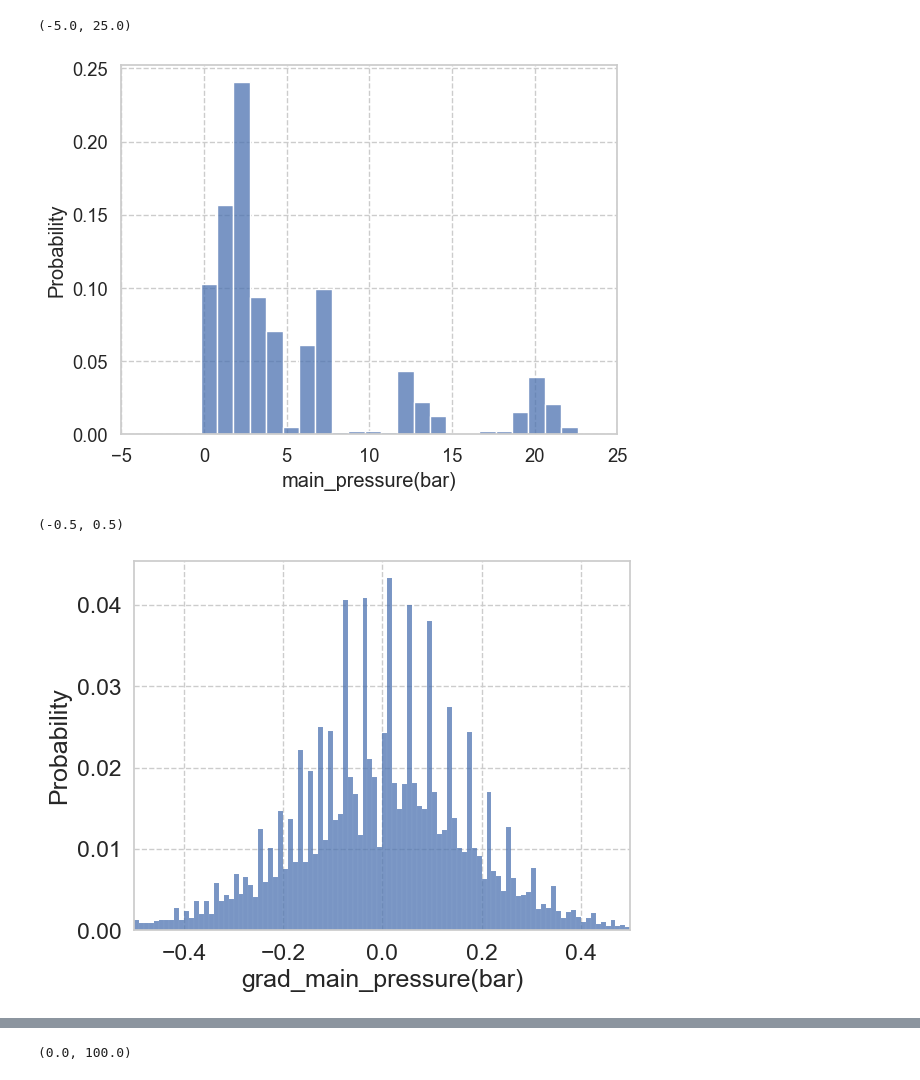
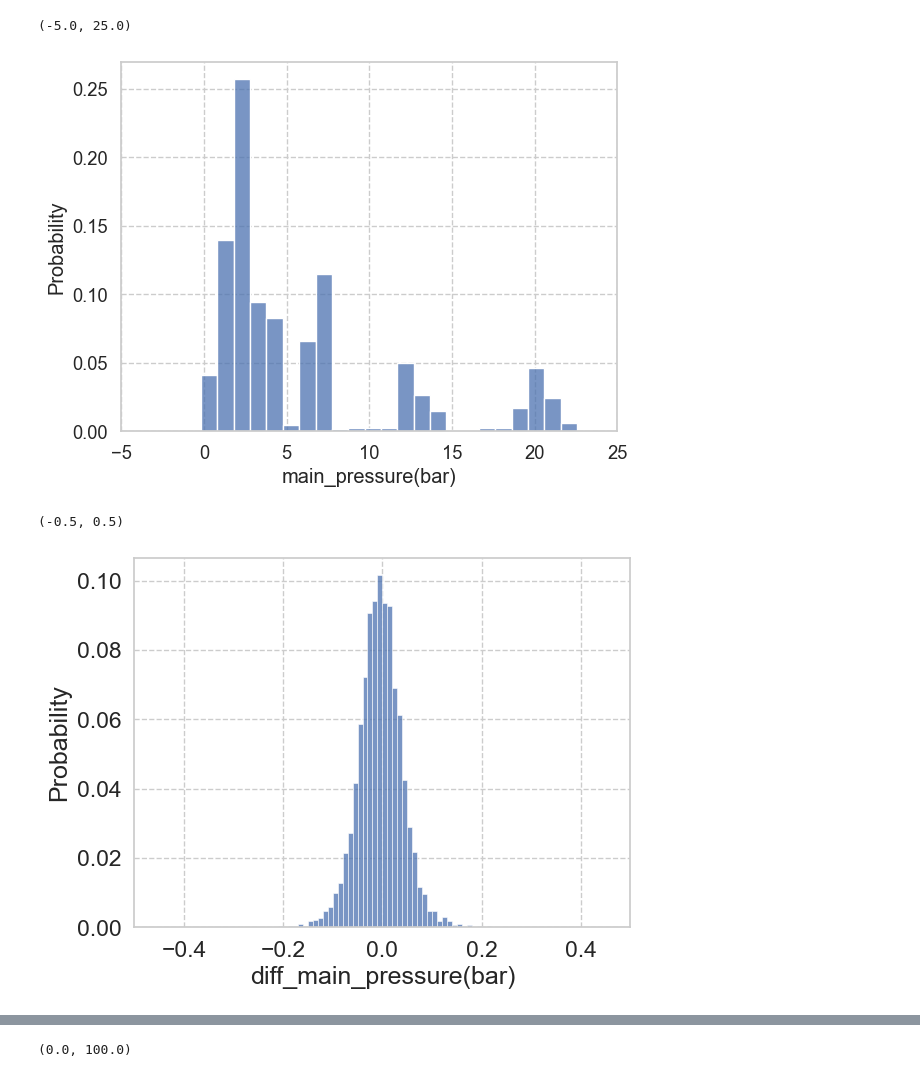
Before and after one commit to jinbeomjeong/estimate_venturi_pump_flow, a Jupyter notebook: create_estmation_flow_model.ipynb, the cells around one changed output, grey strips where cells are left out. Cells and saved outputs as stored; diff of their text form; code cells hidden in the pictures.

```diff
--- a/create_estmation_flow_model.ipynb
+++ b/create_estmation_flow_model.ipynb
@@ -23,7 +14,5 @@ for file_name in file_name_list:
 start_time = time.strftime('%Y%m%d-%H%M%S', time.localtime(time.time()))
 
 dataset = load_dataset_v2(file_path_list)
-time_dt_arr = np.concatenate([np.array([0]), np.diff(dataset['time(s)'].to_numpy())])
-dataset = pd.concat([pd.DataFrame(time_dt_arr, columns=['time_diff(s)']), dataset], axis=1)
 dataset.shape
 # %% [output]
@@ -126,20 +95,20 @@ plt.xlim(-5, 25)
 #entropy(pk=prob[0]/len(refined_dataset['main_pump_inlet_P(bar)']), base=2)
 # %% [output]
 (-5.0, 25.0)
-[figure, old version]
+[figure, new version]
 # %%
 sns.set_theme(font_scale=1.5)
 sns.set_style("whitegrid", {'grid.linestyle': '--'})
-n_bin = math.ceil((dataset['grad_main_pressure(bar)'].max()-dataset['grad_main_pressure(bar)'].min())*100)
-sns.histplot(dataset['grad_main_pressure(bar)'], stat='probability', common_norm=False, bins=n_bin)
+n_bin = math.ceil((dataset['diff_main_pressure(bar)'].max()-dataset['diff_main_pressure(bar)'].min())*100)
+sns.histplot(dataset['diff_main_pressure(bar)'], stat='probability', common_norm=False, bins=n_bin)
 #sns.histplot(val_data['pressure_1(bar)'], kde='True')
 #plt.legend(title='Dataset Type', labels=['train', 'val'])
 plt.xlim(-0.5, 0.5)
 #prob = np.histogram(refined_dataset['main_pump_inlet_P(bar)'], bins=np.linspace(-3, -1, 31))
 #entropy(pk=prob[0]/len(refined_dataset['main_pump_inlet_P(bar)']), base=2)
 # %% [output]
 (-0.5, 0.5)
-[figure, old version]
+[figure, new version]
 # %%
 sns.set_theme(font_scale=1.5)
 sns.set_style("whitegrid", {'grid.linestyle': '--'})
```
Also changed, not shown: parts of 45 cells of this notebook.
